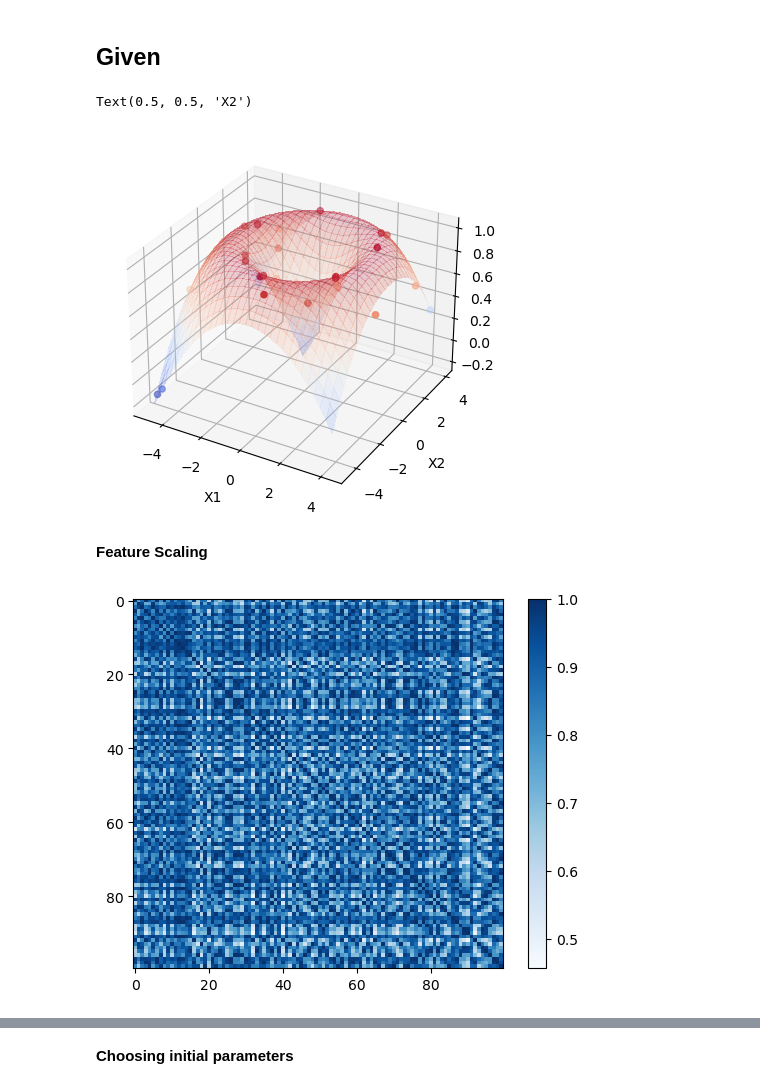
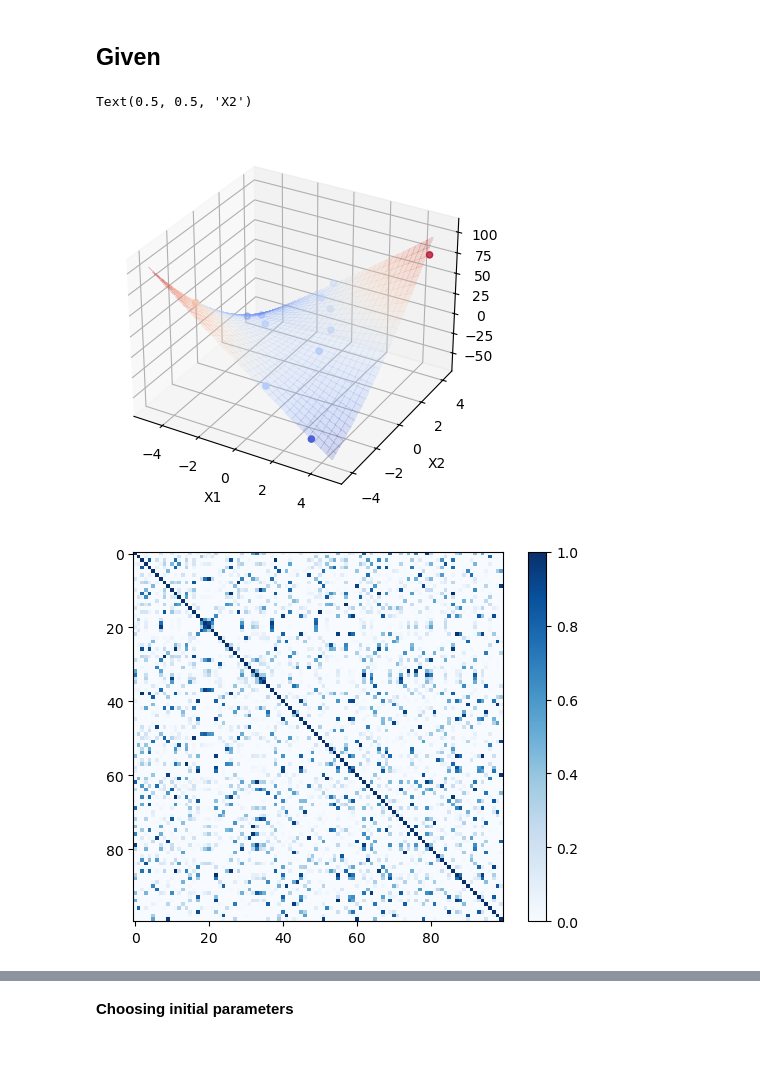
Before and after one commit to SashaCroatia/GaussianProcessRegression, a Jupyter notebook: 5_MultidimensionalGPR.ipynb, the cells around one changed output, grey strips where cells are left out. Drawn from its saved outputs; the diff is of its cells as text; code cells hidden in the pictures; blank space fills up the shorter version.

```diff
--- a/5_MultidimensionalGPR.ipynb
+++ b/5_MultidimensionalGPR.ipynb
@@ -158,8 +174,11 @@ def plot_2D(X, y, sigma_n, kernelParameter_l, kernelParameter_sigma):
 # %% [markdown]
 ## Given
 # %%
+# This is the true unknown function we are trying to approximate
+f = lambda x,y: x**2/9 + y**2 + 4*x*y
+
 #This is our dataset
-N = 26 #must be even
+N = 12 #must be even
 D = 2 #dimension
 X = generate_points(-4, 4, N/2, min_distance = 3, dim = D)
 X1 = X[:,0]
@@ -181,8 +200,6 @@ ax.set_xlabel('X1')
 ax.set_ylabel('X2')
 # %% [output]
 Text(0.5, 0.5, 'X2')
-[figure, old version]
+[figure, new version]
-# %% [markdown]
-**Feature Scaling**
 # %%
 #Normalize feature:
@@ -195,14 +212,14 @@ X2 = X[:,1]
 # %%
 #Plot of kernel
 x = np.random.uniform(-4, 4, size=(100,2))
-x = (x - np.min(x))/(np.max(x) - np.min(x)) #X in [0,1]
-K = kernel(x, x, 1, 1)
+#x = (x - np.min(x))/(np.max(x) - np.min(x)) #X in [0,1]
+K = kernel(x, x, 1, 1, 0, 1)
 
 plt.imshow(K, cmap = 'Blues', interpolation = 'nearest')
 plt.colorbar()
 plt.show()
 # %% [output]
-[figure, old version]
+[figure, new version]
 # %%
 #Render plot
 fig, ax = plt.subplots(subplot_kw={"projection": "3d"})
```
Also changed, not shown: parts of 11 cells of this notebook, 11 other files.
